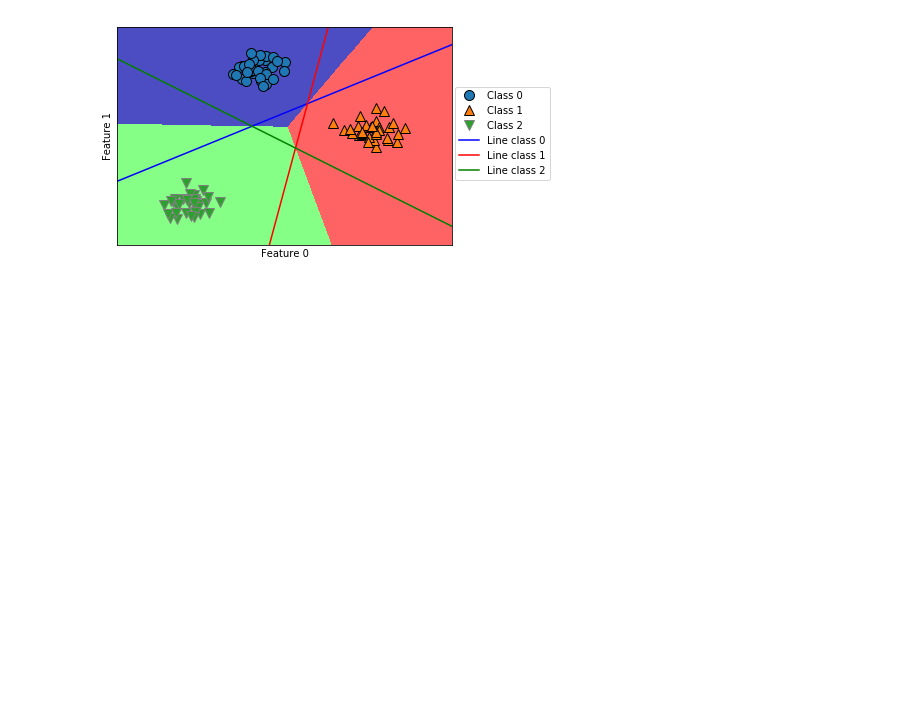
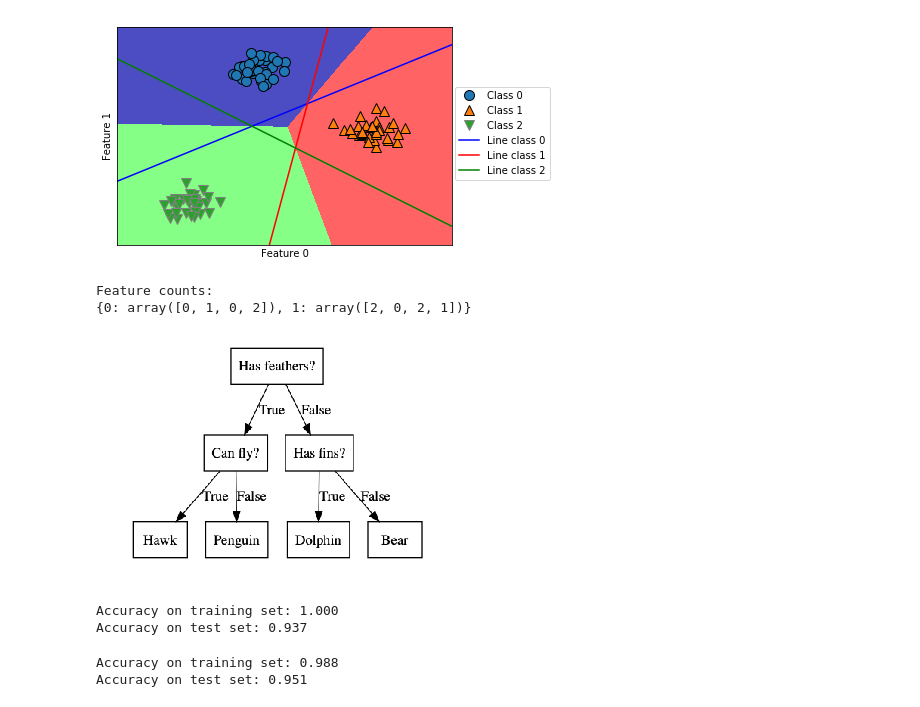
Before and after one commit to numa08/MachineLerningWithPython, a Jupyter notebook: chapter2/chapter2.ipynb, the cells around one changed output. Cells and saved outputs as stored; diff of their text form; code cells hidden in the pictures; blank space fills up the shorter version.

```diff
--- a/chapter2/chapter2.ipynb
+++ b/chapter2/chapter2.ipynb
@@ -472,0 +479,35 @@ plt.legend(["Class 0", "Class 1", "Class 2", "Line class 0", "Line class 1", "Li
+# %%
+counts = {}
+for label in np.unique(y):
+    # クラスに対してループ
+    # それぞれの特徴量ごとに非ゼロの数を（加算で）数える
+    counts[label] =X[ y == label].sum(axis=0)
+print("Feature counts: \n{}".format(counts))
+# %% [output]
+Feature counts:
+{0: array([0, 1, 0, 2]), 1: array([2, 0, 2, 1])}
+# %%
+mglearn.plots.plot_animal_tree()
+# %% [output]
+[figure, added]
+# %%
+from sklearn.tree import DecisionTreeClassifier
+
+cancer = load_breast_cancer()
+X_train, X_test, y_train, y_test = train_test_split(
+    cancer.data, cancer.target, stratify=cancer.target, random_state=42)
+tree = DecisionTreeClassifier(random_state=0)
+tree.fit(X_train, y_train)
+print("Accuracy on training set: {:.3f}".format(tree.score(X_train, y_train)))
+print("Accuracy on test set: {:.3f}".format(tree.score(X_test, y_test)))
+# %% [output]
+Accuracy on training set: 1.000
+Accuracy on test set: 0.937
+# %%
+tree = DecisionTreeClassifier(max_depth=4, random_state=0)
+tree.fit(X_train, y_train)
+print("Accuracy on training set: {:.3f}".format(tree.score(X_train, y_train)))
+print("Accuracy on test set: {:.3f}".format(tree.score(X_test, y_test)))
+# %% [output]
+Accuracy on training set: 0.988
+Accuracy on test set: 0.951
```
Also changed, not shown: parts of 12 cells of this notebook, 4 other files.
